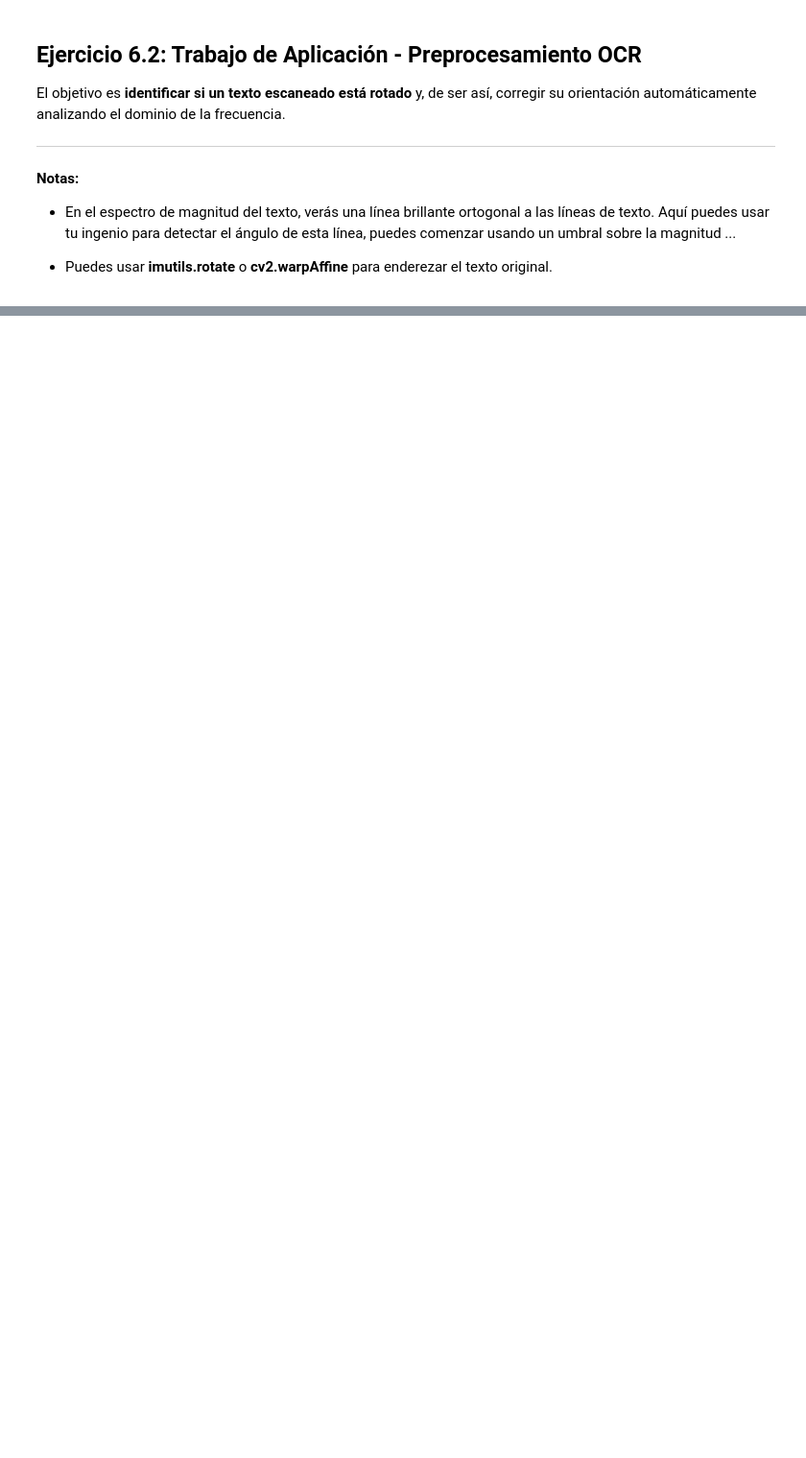
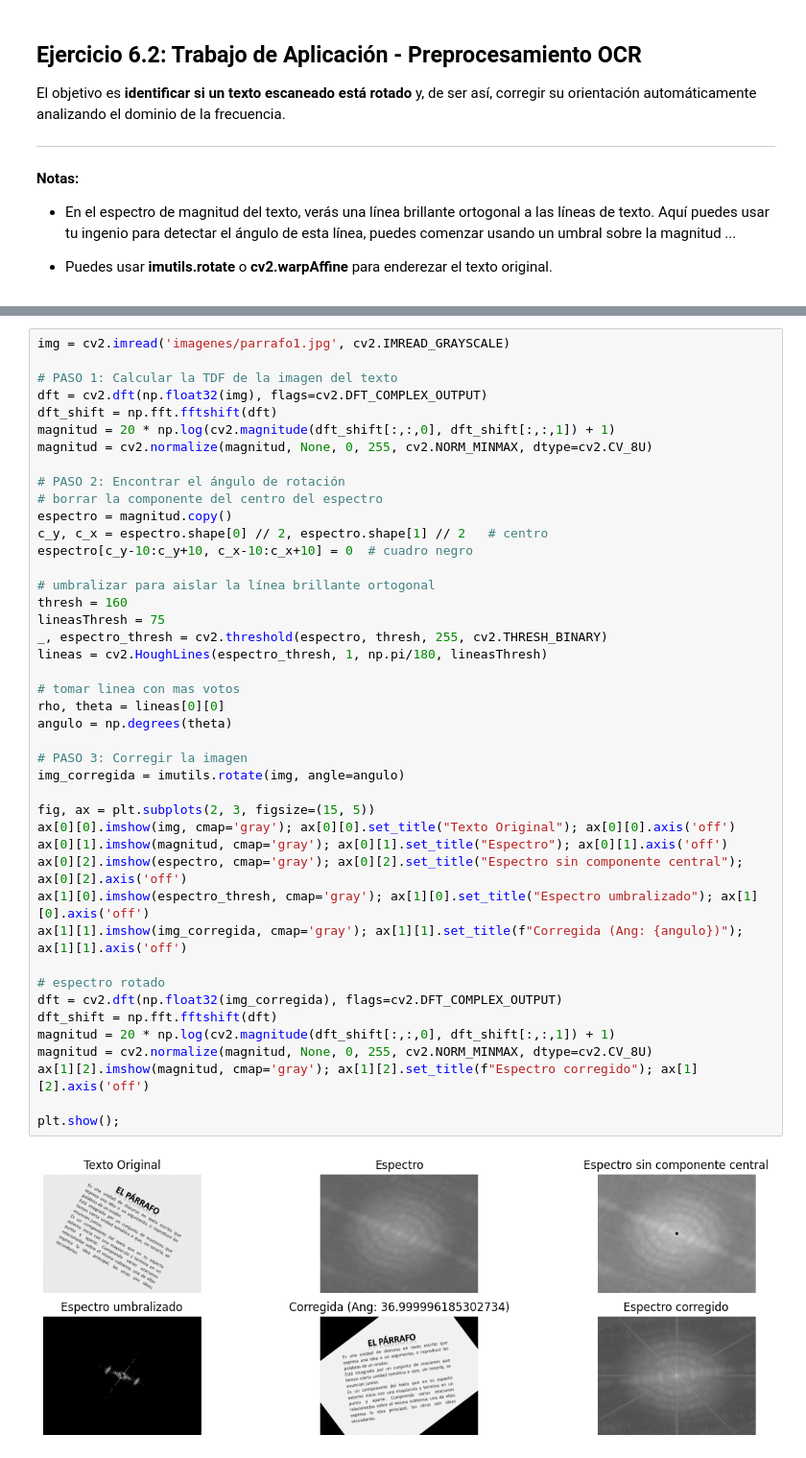
Before and after one commit to Lucasa98/pdi-2026, a Jupyter notebook: practica/tp5.ipynb, the cells around one changed output, grey strips where cells are left out. Shown at 96% size. Drawn from its saved outputs; the diff is of its cells as text; blank space fills up the shorter version.

```diff
--- a/practica/tp5.ipynb
+++ b/practica/tp5.ipynb
@@ -556,0 +632,45 @@ def corregir_rotacion_ocr(img_path):
+# %%
+img = cv2.imread('imagenes/parrafo1.jpg', cv2.IMREAD_GRAYSCALE)
+
+# PASO 1: Calcular la TDF de la imagen del texto
+dft = cv2.dft(np.float32(img), flags=cv2.DFT_COMPLEX_OUTPUT)
+dft_shift = np.fft.fftshift(dft)
+magnitud = 20 * np.log(cv2.magnitude(dft_shift[:,:,0], dft_shift[:,:,1]) + 1)
+magnitud = cv2.normalize(magnitud, None, 0, 255, cv2.NORM_MINMAX, dtype=cv2.CV_8U)
+
+# PASO 2: Encontrar el ángulo de rotación
+# borrar la componente del centro del espectro
+espectro = magnitud.copy()
+c_y, c_x = espectro.shape[0] // 2, espectro.shape[1] // 2   # centro
+espectro[c_y-10:c_y+10, c_x-10:c_x+10] = 0  # cuadro negro
+
+# umbralizar para aislar la línea brillante ortogonal
+thresh = 160
+lineasThresh = 75
+_, espectro_thresh = cv2.threshold(espectro, thresh, 255, cv2.THRESH_BINARY)
+lineas = cv2.HoughLines(espectro_thresh, 1, np.pi/180, lineasThresh)
+
+# tomar linea con mas votos
+rho, theta = lineas[0][0]
+angulo = np.degrees(theta)
+
+# PASO 3: Corregir la imagen
+img_corregida = imutils.rotate(img, angle=angulo)
+
+fig, ax = plt.subplots(2, 3, figsize=(15, 5))
+ax[0][0].imshow(img, cmap='gray'); ax[0][0].set_title("Texto Original"); ax[0][0].axis('off')
+ax[0][1].imshow(magnitud, cmap='gray'); ax[0][1].set_title("Espectro"); ax[0][1].axis('off')
+ax[0][2].imshow(espectro, cmap='gray'); ax[0][2].set_title("Espectro sin componente central"); ax[0][2].axis('off')
+ax[1][0].imshow(espectro_thresh, cmap='gray'); ax[1][0].set_title("Espectro umbralizado"); ax[1][0].axis('off')
+ax[1][1].imshow(img_corregida, cmap='gray'); ax[1][1].set_title(f"Corregida (Ang: {angulo})"); ax[1][1].axis('off')
+
+# espectro rotado
+dft = cv2.dft(np.float32(img_corregida), flags=cv2.DFT_COMPLEX_OUTPUT)
+dft_shift = np.fft.fftshift(dft)
+magnitud = 20 * np.log(cv2.magnitude(dft_shift[:,:,0], dft_shift[:,:,1]) + 1)
+magnitud = cv2.normalize(magnitud, None, 0, 255, cv2.NORM_MINMAX, dtype=cv2.CV_8U)
+ax[1][2].imshow(magnitud, cmap='gray'); ax[1][2].set_title(f"Espectro corregido"); ax[1][2].axis('off')
+
+plt.show();
+# %% [output]
+[figure, added]
```
Also changed, not shown: parts of 19 cells of this notebook, 4 other files.
